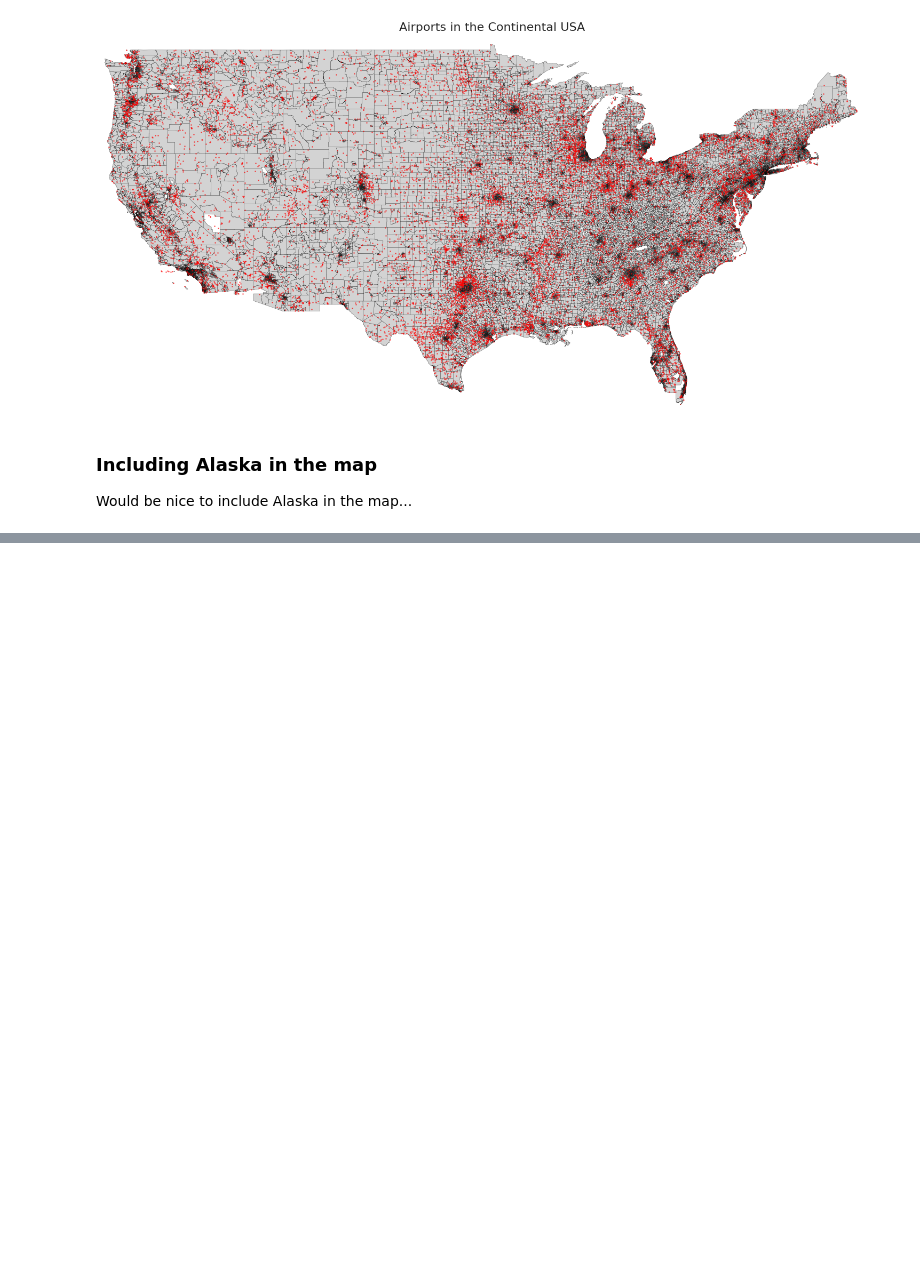
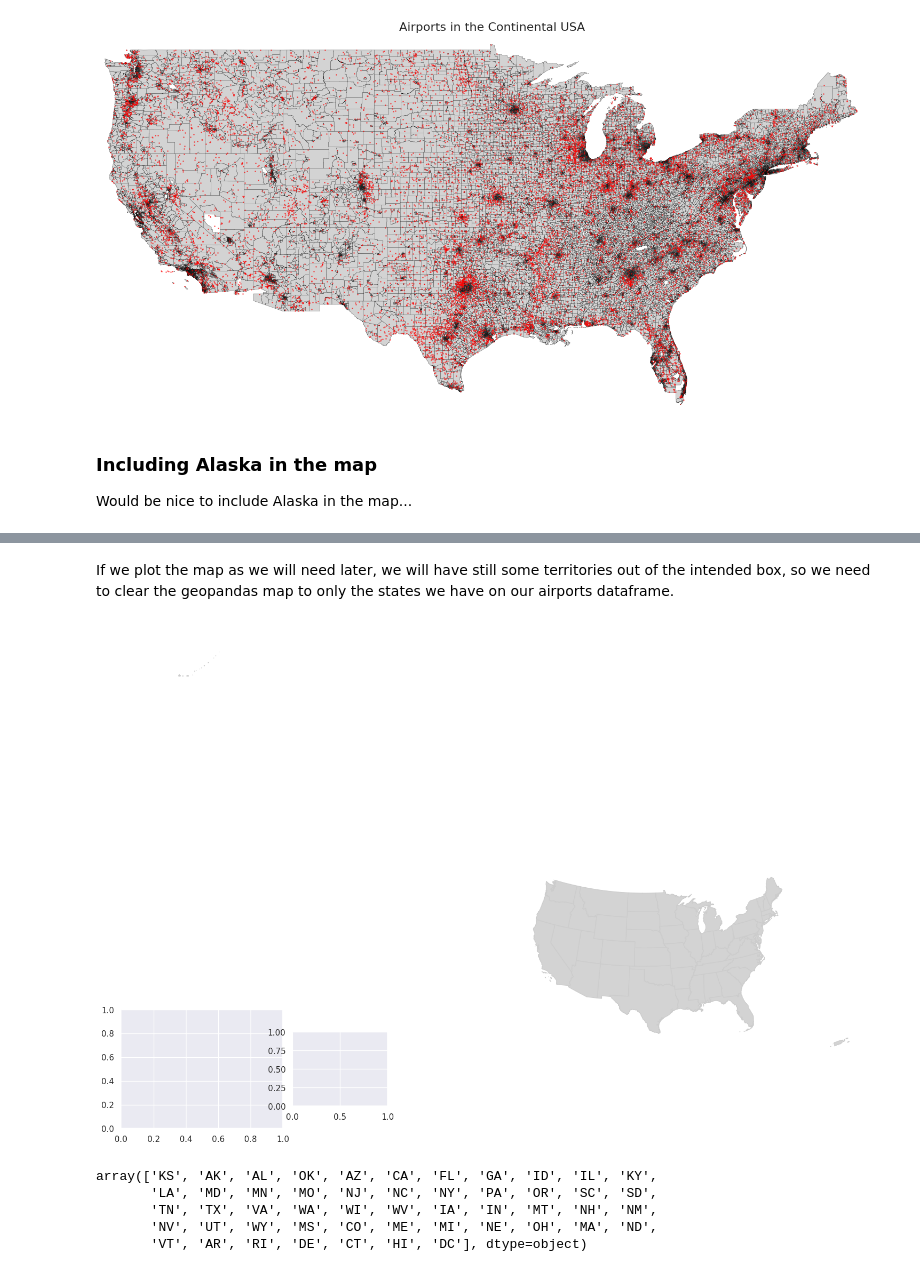
Before and after one commit to fernandowolff/worldwide-airports-dataset-analysis, a Jupyter notebook: worldwide-airports-analysis.ipynb, the cells around one changed output, grey strips where cells are left out. Cells and saved outputs as stored; diff of their text form; code cells hidden in the pictures; blank space fills up the shorter version.

```diff
--- a/worldwide-airports-analysis.ipynb
+++ b/worldwide-airports-analysis.ipynb
@@ -562,0 +594,27 @@ Would be nice to include Alaska in the map...
+# %% [markdown]
+If we plot the map as we will need later, we will have still some territories out of the intended box, so we need to clear the geopandas map to only the states we have on our airports dataframe.
+# %%
+visframe = gdf.to_crs({"init": "epsg:2163"})
+
+fig, ax = plt.subplots(1, figsize=(18, 14))
+ax.axis('off')
+
+# create map of all states except AK and HI in the main map axis
+visframe[~visframe.STUSPS.isin(['HI','AK'])].plot(color='lightgrey', linewidth=0.8, ax=ax, edgecolor='0.8')
+
+# Add Alaska Axis(a box) (x, y, width, height)
+akax = fig.add_axes([0.1, 0.17, 0.17, 0.16])
+
+# Add Hawaii Axis(a box) (x, y, width, height)
+hiax = fig.add_axes([.28, 0.20, 0.1, 0.1])
+# %% [output]
+[figure, added]
+# %%
+airports_states = usa_airports.state.unique()
+airports_states
+# %% [output]
+array(['KS', 'AK', 'AL', 'OK', 'AZ', 'CA', 'FL', 'GA', 'ID', 'IL', 'KY',
+       'LA', 'MD', 'MN', 'MO', 'NJ', 'NC', 'NY', 'PA', 'OR', 'SC', 'SD',
+       'TN', 'TX', 'VA', 'WA', 'WI', 'WV', 'IA', 'IN', 'MT', 'NH', 'NM',
+       'NV', 'UT', 'WY', 'MS', 'CO', 'ME', 'MI', 'NE', 'OH', 'MA', 'ND',
+       'VT', 'AR', 'RI', 'DE', 'CT', 'HI', 'DC'], dtype=object)
```
Also changed, not shown: parts of 10 cells of this notebook.
